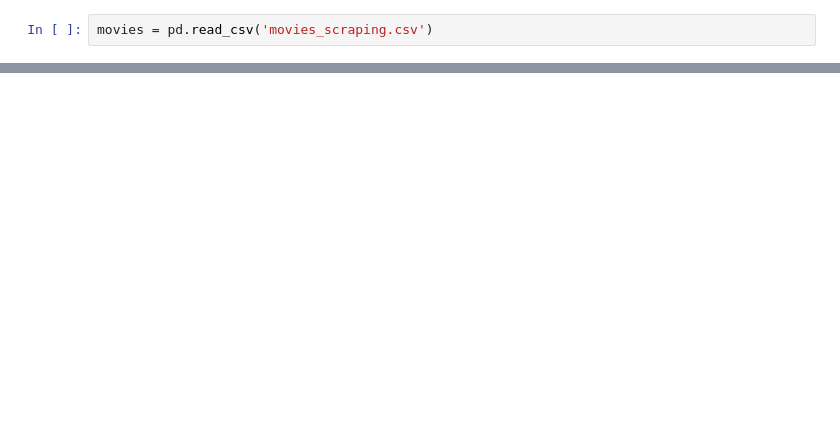
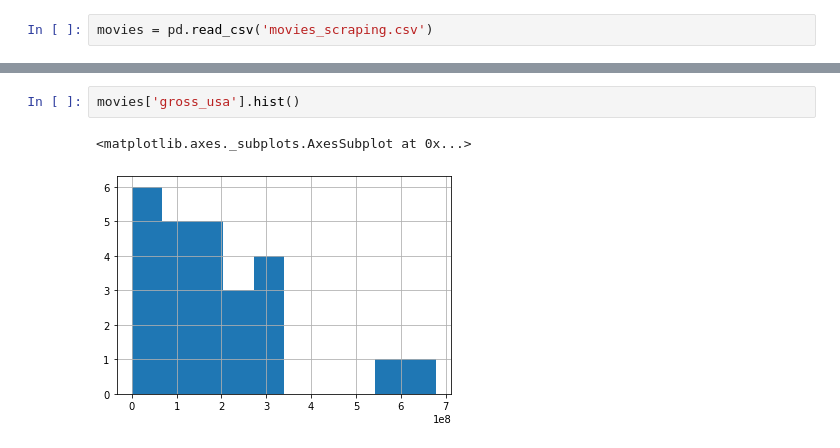
Before and after one commit to nlgriffin/IMDB_Scraper, a Jupyter notebook: bs4_sandbox.ipynb, the cells around one changed output, grey strips where cells are left out. Cells and saved outputs as stored; diff of their text form; blank space fills up the shorter version.

```diff
--- a/bs4_sandbox.ipynb
+++ b/bs4_sandbox.ipynb
@@ -41,0 +127,5 @@ movies
+# %%
+movies['gross_usa'].hist()
+# %% [output]
+<matplotlib.axes._subplots.AxesSubplot at 0x...>
+[figure, added]
```
Also changed, not shown: parts of 18 cells of this notebook.
